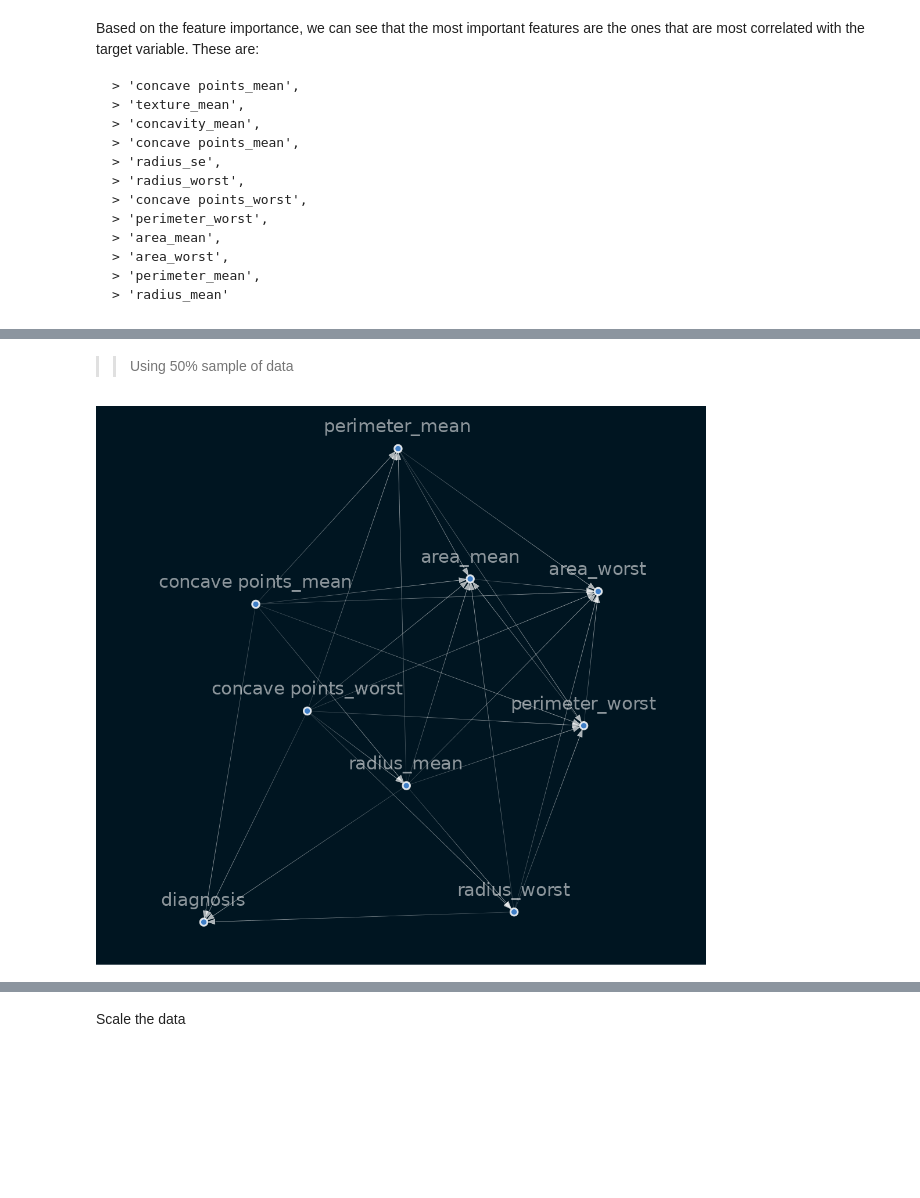
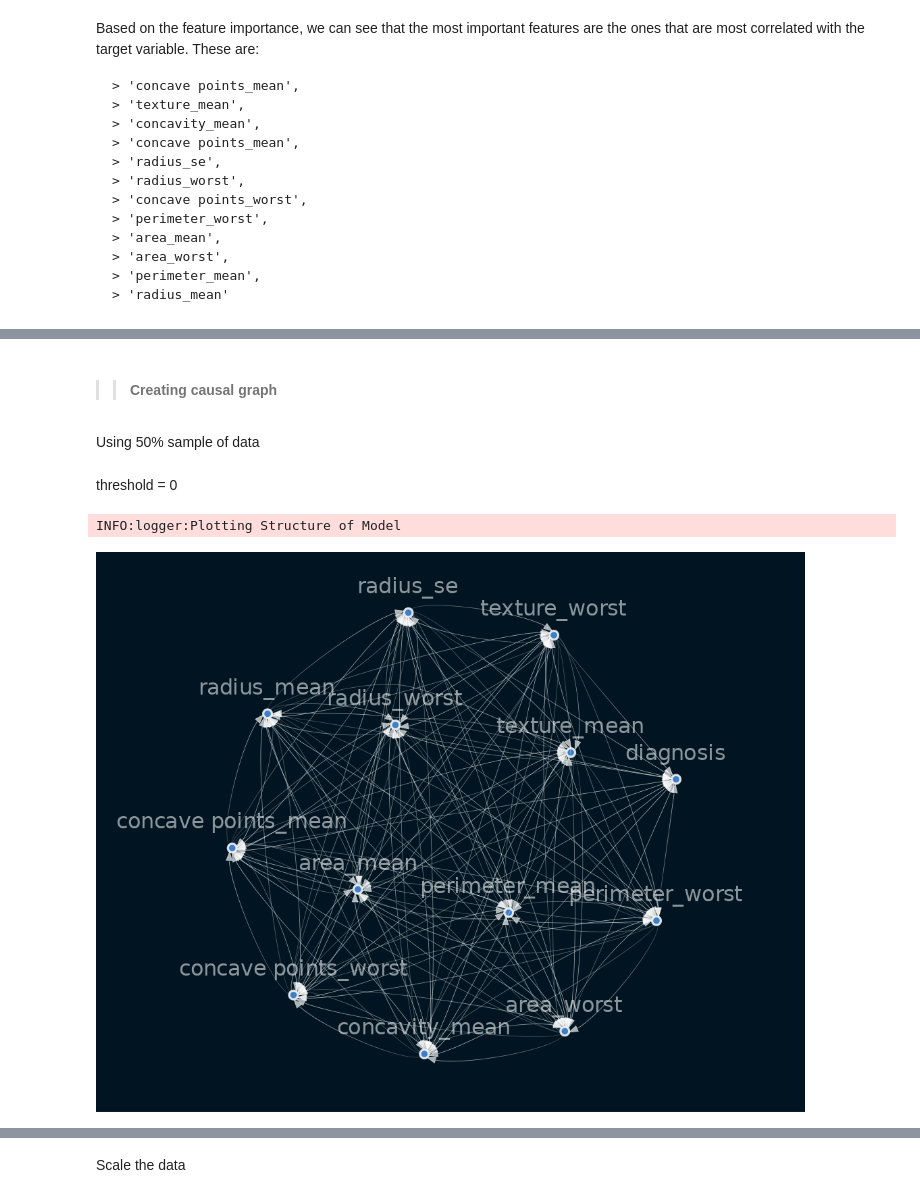
Before and after one commit to jedisam/Causal_inference, a Jupyter notebook: notebooks/causality.ipynb, the cells around one changed output, grey strips where cells are left out. Cells and saved outputs as stored; diff of their text form; code cells hidden in the pictures; blank space fills up the shorter version.

```diff
--- a/notebooks/causality.ipynb
+++ b/notebooks/causality.ipynb
@@ -140,3 +143,5 @@ x_selected = sel_feat.copy()
+# %% [markdown]
+>> #### Creating causal graph
 # %% [markdown]
->> Using 50% sample of data
+Using 50% sample of data
 # %%
@@ -145,4 +150,7 @@ sml = from_pandas(x_portion, beta=0.8,tabu_parent_nodes=['diagnosis'])
-# %%
-plot_structure_model(sml, threshold=0)
-# %% [output]
-[figure, removed]
+# %% [markdown]
+threshold = 0
+# %%
+causal.plot_structure_model(sm, threshold=0)
+# %% [output]
+INFO:logger:Plotting Structure of Model
+[figure, added]
```
Also changed, not shown: parts of 24 cells of this notebook.
